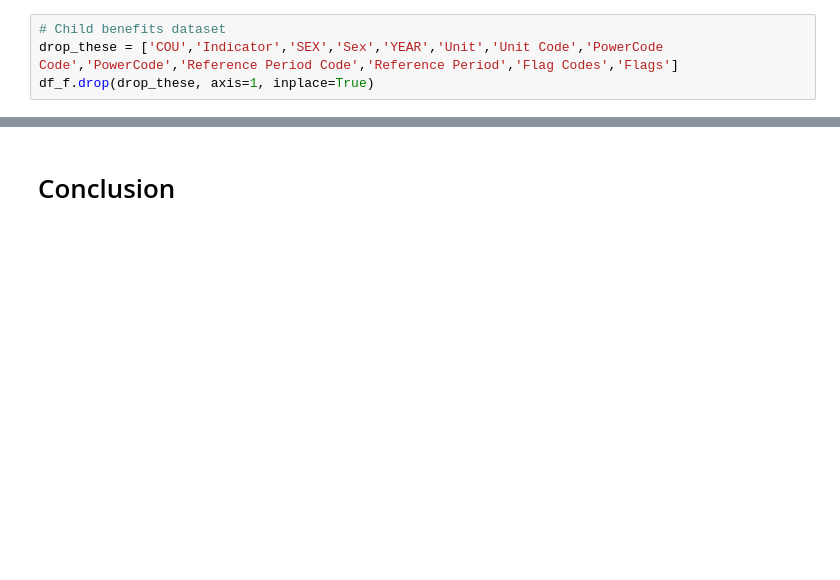
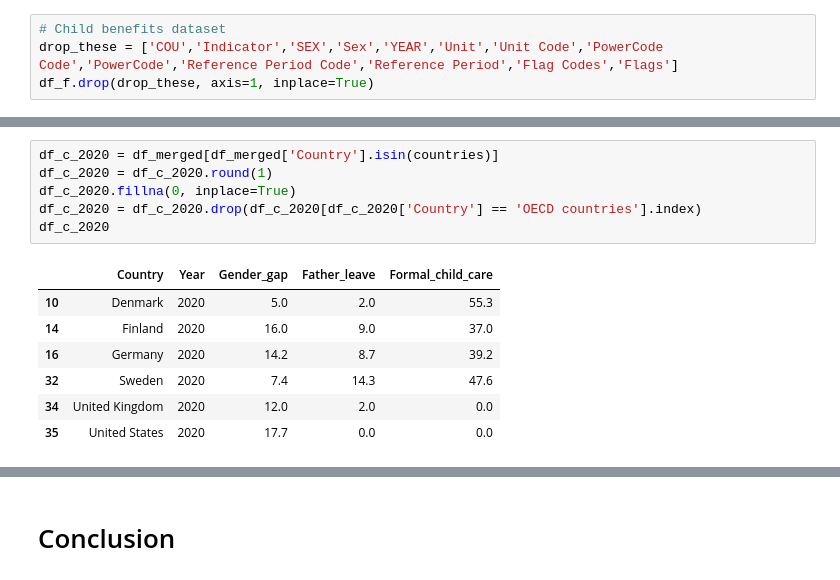
Before and after one commit to NumEconCopenhagen/projects-2023-aca, a Jupyter notebook: dataproject/dataproject.ipynb, the cells around one changed output, grey strips where cells are left out. Saved outputs shown, nothing was run; the diff lists cells and outputs as text; blank space fills up the shorter version.

```diff
--- a/dataproject/dataproject.ipynb
+++ b/dataproject/dataproject.ipynb
@@ -151,0 +243,14 @@ MAKE FURTHER ANALYSIS. EXPLAIN THE CODE BRIEFLY AND SUMMARIZE THE RESULTS.
+# %%
+df_c_2020 = df_merged[df_merged['Country'].isin(countries)]
+df_c_2020 = df_c_2020.round(1)
+df_c_2020.fillna(0, inplace=True)
+df_c_2020 = df_c_2020.drop(df_c_2020[df_c_2020['Country'] == 'OECD countries'].index)
+df_c_2020
+# %% [output]
+|  | Country | Year | Gender_gap | Father_leave | Formal_child_care |
+| 10 | Denmark | 2020 | 5.0 | 2.0 | 55.3 |
+| 14 | Finland | 2020 | 16.0 | 9.0 | 37.0 |
+| 16 | Germany | 2020 | 14.2 | 8.7 | 39.2 |
+| 32 | Sweden | 2020 | 7.4 | 14.3 | 47.6 |
+| 34 | United Kingdom | 2020 | 12.0 | 2.0 | 0.0 |
+| 35 | United States | 2020 | 17.7 | 0.0 | 0.0 |
```
Also changed, not shown: parts of 46 cells of this notebook, 3 other files.
